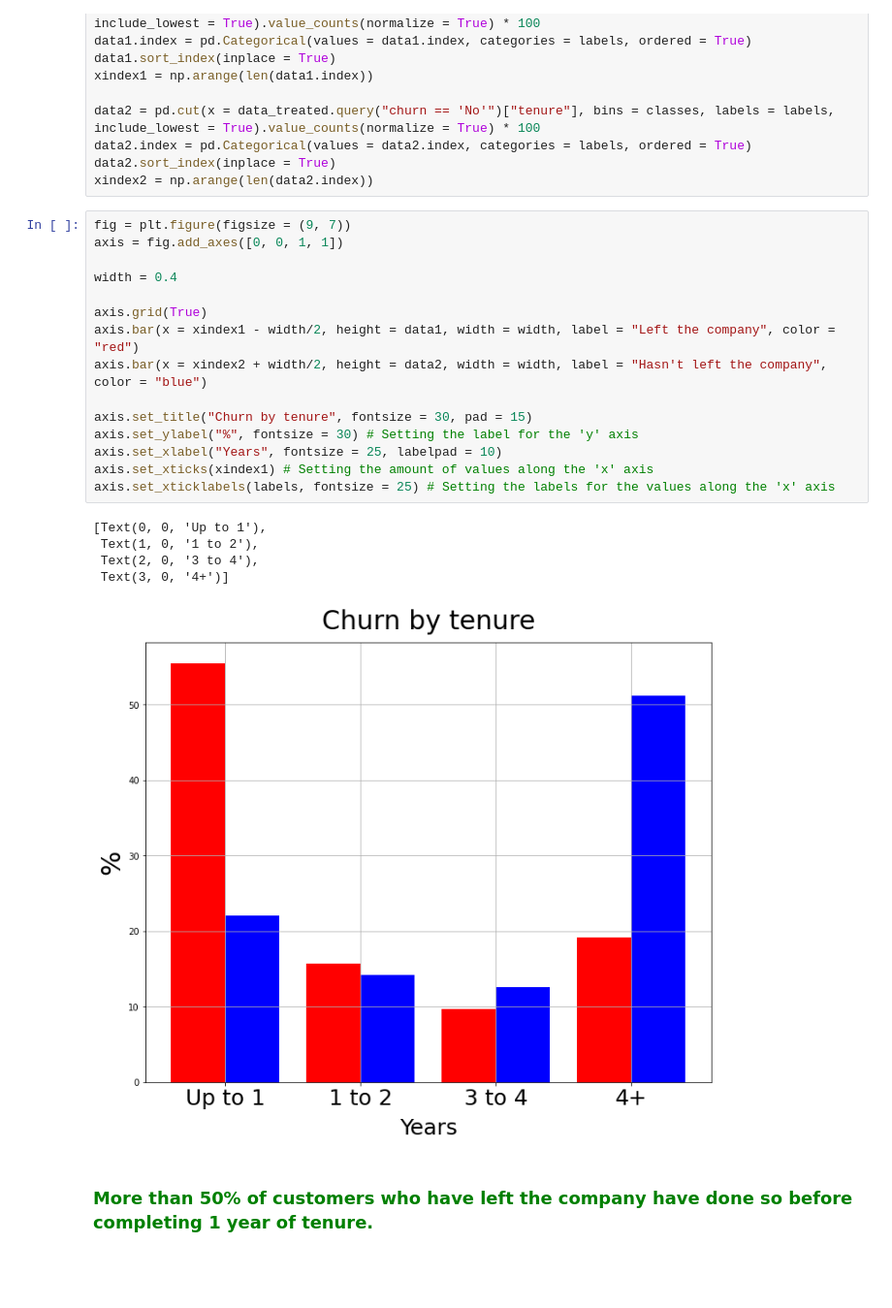
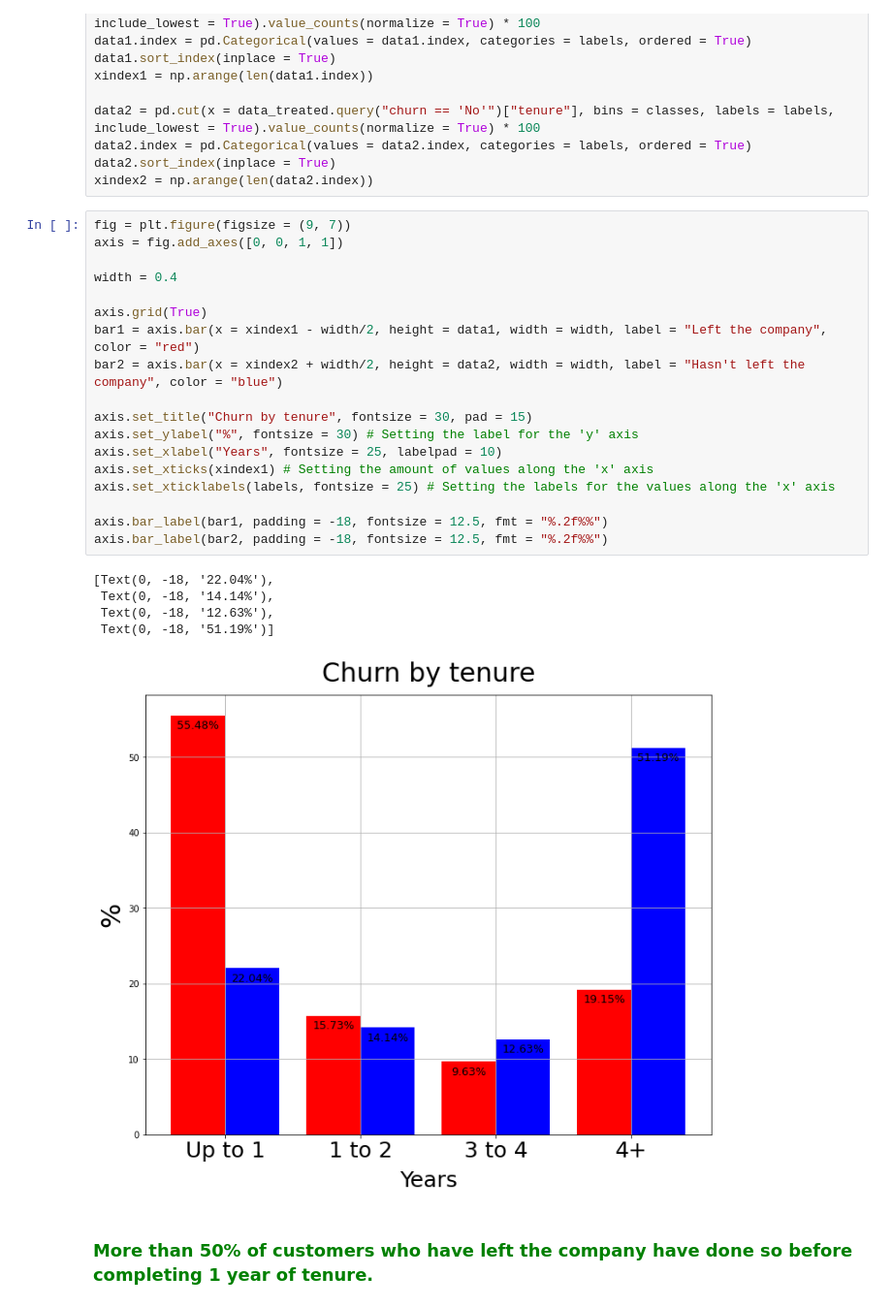
Before and after one commit to LupiVolpi/alura_challenge_data_science, a Jupyter notebook: week_2_Analysing_Visualizing_and_Drawing_Insights_from_the_dataset/alura_challenge_data_science_week_2.ipynb, the cells around one changed output. Shown at 97% size. Drawn from its saved outputs; the diff is of its cells as text; blank space fills up the shorter version.

```diff
--- a/week_2_Analysing_Visualizing_and_Drawing_Insights_from_the_dataset/alura_challenge_data_science_week_2.ipynb
+++ b/week_2_Analysing_Visualizing_and_Drawing_Insights_from_the_dataset/alura_challenge_data_science_week_2.ipynb
@@ -379,24 +493,27 @@ xindex2 = np.arange(len(data2.index))
 # %%
 fig = plt.figure(figsize = (9, 7))
 axis = fig.add_axes([0, 0, 1, 1])
 
 width = 0.4
 
 axis.grid(True)
-axis.bar(x = xindex1 - width/2, height = data1, width = width, label = "Left the company", color = "red")
-axis.bar(x = xindex2 + width/2, height = data2, width = width, label = "Hasn't left the company", color = "blue")
+bar1 = axis.bar(x = xindex1 - width/2, height = data1, width = width, label = "Left the company", color = "red")
+bar2 = axis.bar(x = xindex2 + width/2, height = data2, width = width, label = "Hasn't left the company", color = "blue")
 
 axis.set_title("Churn by tenure", fontsize = 30, pad = 15)
 axis.set_ylabel("%", fontsize = 30) # Setting the label for the 'y' axis
 axis.set_xlabel("Years", fontsize = 25, labelpad = 10)
 axis.set_xticks(xindex1) # Setting the amount of values along the 'x' axis
 axis.set_xticklabels(labels, fontsize = 25) # Setting the labels for the values along the 'x' axis
+
+axis.bar_label(bar1, padding = -18, fontsize = 12.5, fmt = "%.2f%%")
+axis.bar_label(bar2, padding = -18, fontsize = 12.5, fmt = "%.2f%%")
 # %% [output]
-[Text(0, 0, 'Up to 1'),
- Text(1, 0, '1 to 2'),
- Text(2, 0, '3 to 4'),
- Text(3, 0, '4+')]
+[Text(0, -18, '22.04%'),
+ Text(0, -18, '14.14%'),
+ Text(0, -18, '12.63%'),
+ Text(0, -18, '51.19%')]
-[figure, old version]
+[figure, new version]
 # %% [markdown]
 ### <font color = "green"> More than 50% of customers who have left the company have done so before completing 1 year of tenure.
 # %% [markdown]
```
Also changed, not shown: parts of 30 cells of this notebook.
